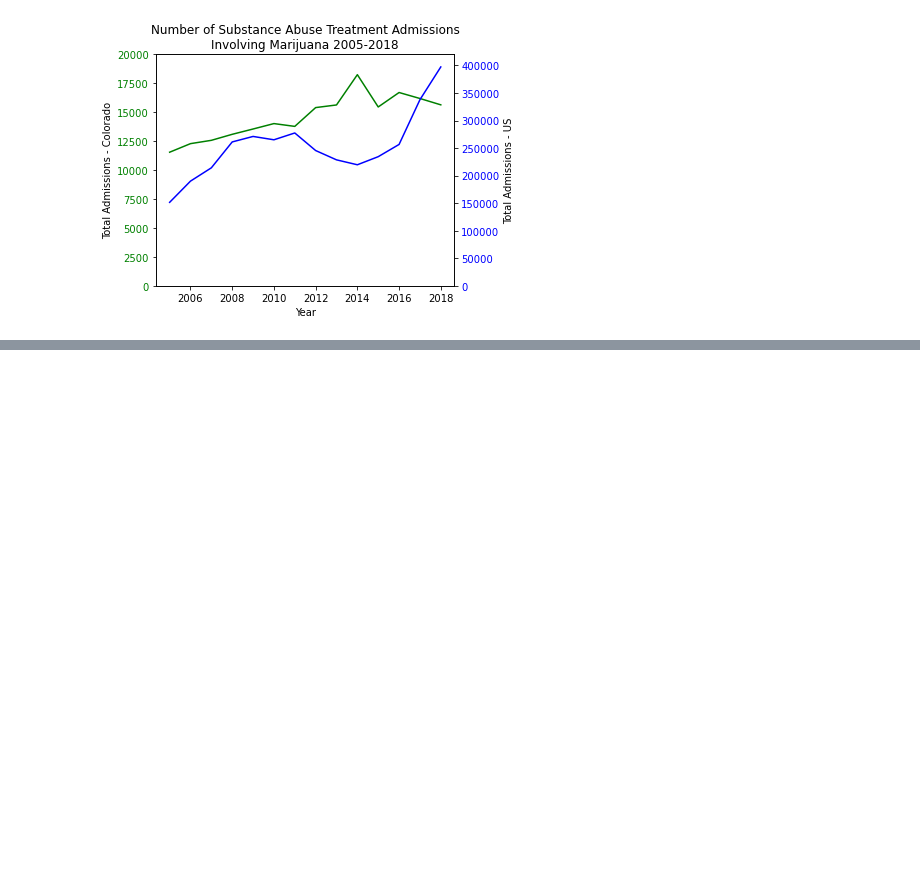
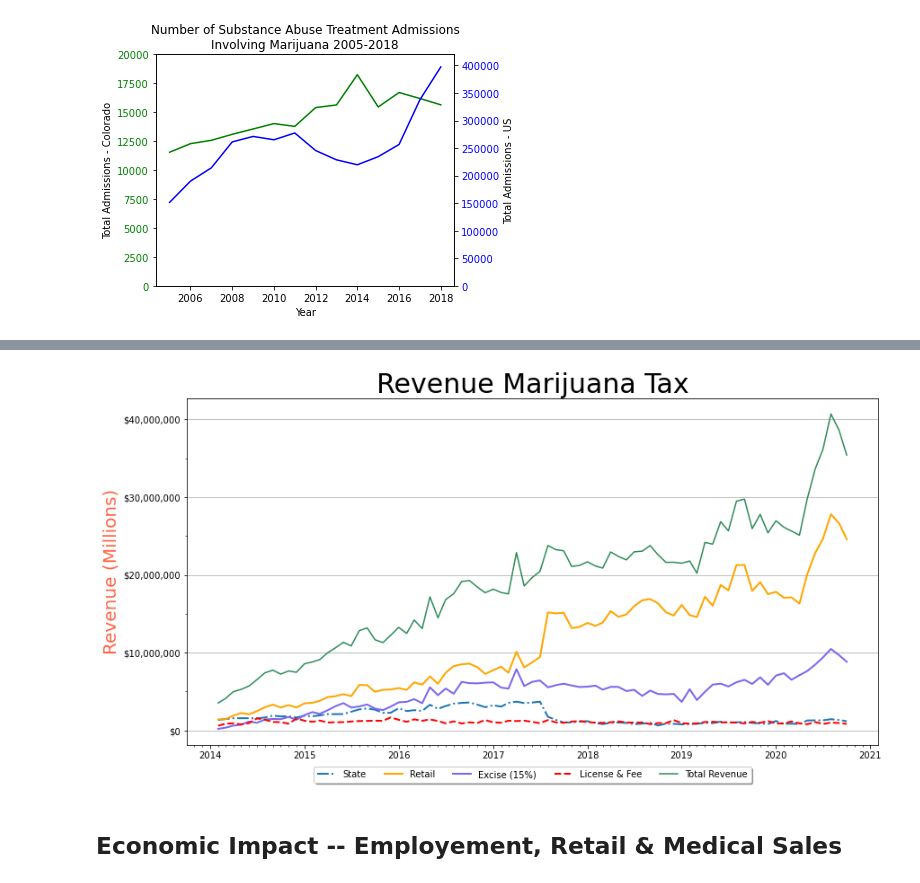
Before and after one commit to julieheadlee/bootcamp_quad, a Jupyter notebook: Colorado_cannabis_analysis.ipynb, the cells around one changed output, grey strips where cells are left out. Drawn from its saved outputs; the diff is of its cells as text; code cells hidden in the pictures; blank space fills up the shorter version.

```diff
--- a/Colorado_cannabis_analysis.ipynb
+++ b/Colorado_cannabis_analysis.ipynb
@@ -149,0 +212,4 @@ plt.show()
+# %%
+#Load Marijuana Tax Revenue csv
+tax_df = pd.read_csv("Resources/marijuana_tax.csv", dtype="object", encoding="utf-8")
+tax_df
@@ -149,0 +230,49 @@ plt.show()
+# %%
+# Get data correctly from pandas
+dates = tax_df["Date"].values
+x_values = [dt.datetime.strptime(date, '%m/%d/%Y').date() for date in dates]
+y_values1 = tax_df["State Sales Tax"].replace('[\$,]', '', regex=True).astype(float)
+y_values2 = tax_df["Retail Sales Tax "].replace('[\$,]', '', regex=True).astype(float)
+y_values3 = tax_df["Retail Excise Tax (15%)"].replace('[\$,]', '', regex=True).astype(float)
+y_values4 = tax_df["License & Fees"].replace('[\$,]', '', regex=True).astype(float)
+y_values5 = tax_df["Total Taxes & Fees"].replace('[\$,]', '', regex=True).astype(float)
+
+
+fig, ax = plt.subplots()
+
+ax.xaxis.set_major_locator(mdate.YearLocator())
+ax.xaxis.set_minor_locator(mdate.MonthLocator())
+
+ax.yaxis.set_major_locator(MultipleLocator(10000000))
+ax.yaxis.set_major_formatter(StrMethodFormatter('${x:,.0f}'))
+ax.yaxis.set_minor_locator(MultipleLocator(5000000))
+
+
+# Plots data
+plt.plot(x_values, y_values1, "-.", lw = 2, label = "State")
+plt.plot(x_values, y_values2, "-", color = "orange", lw = 2, label = "Retail")
+plt.plot(x_values, y_values3,"-", color = "mediumslateblue", lw = 2, label = "Excise (15%)")
+plt.plot(x_values, y_values4, "--", lw = 2, color = "red", label = "License & Fee")
+plt.plot(x_values, y_values5, color="seagreen", label = "Total Revenue")
+
+#create title, xaxis, and yaxis
+plt.title("Revenue Marijuana Tax", fontsize = 30)
+#plt.xlabel("Year", fontsize = 20, color = "tomato" )
+plt.ylabel("Revenue (Millions)", fontsize = 20, color="tomato")
+plt.tight_layout()
+
+# plays with size
+axes = plt.gca()
+axes.yaxis.grid()
+fig.set_size_inches(15,7)
+
+# Legend
+plt.legend(loc='upper center', bbox_to_anchor=(0.5, -0.05), fancybox=True, shadow=True, ncol=5)
+
+#save image
+plt.savefig("Images/marijuana_tax.png")
+plt.show()
+# %% [output]
+[figure, added]
+# %% [markdown]
+## Economic Impact -- Employement, Retail & Medical Sales
```
Also changed, not shown: parts of 29 cells of this notebook, 3 other files.
